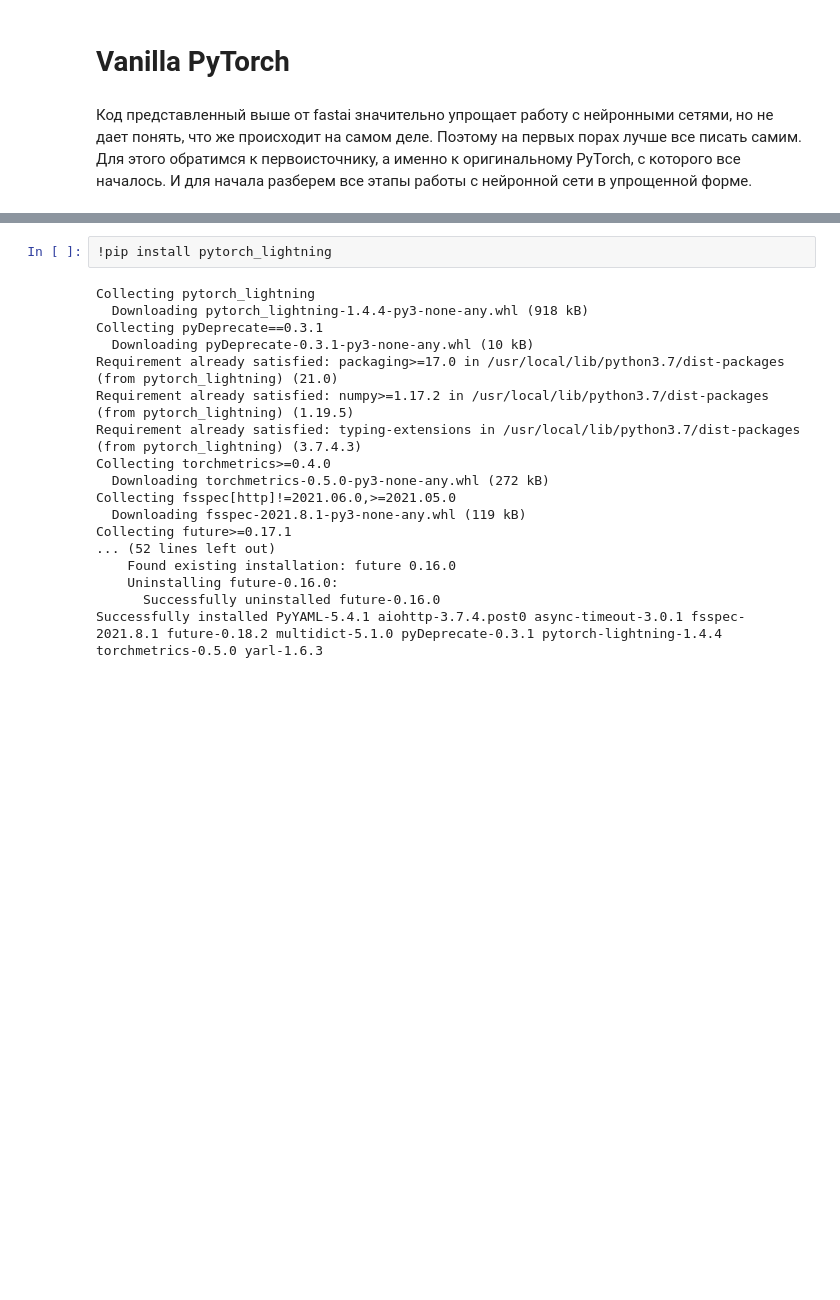
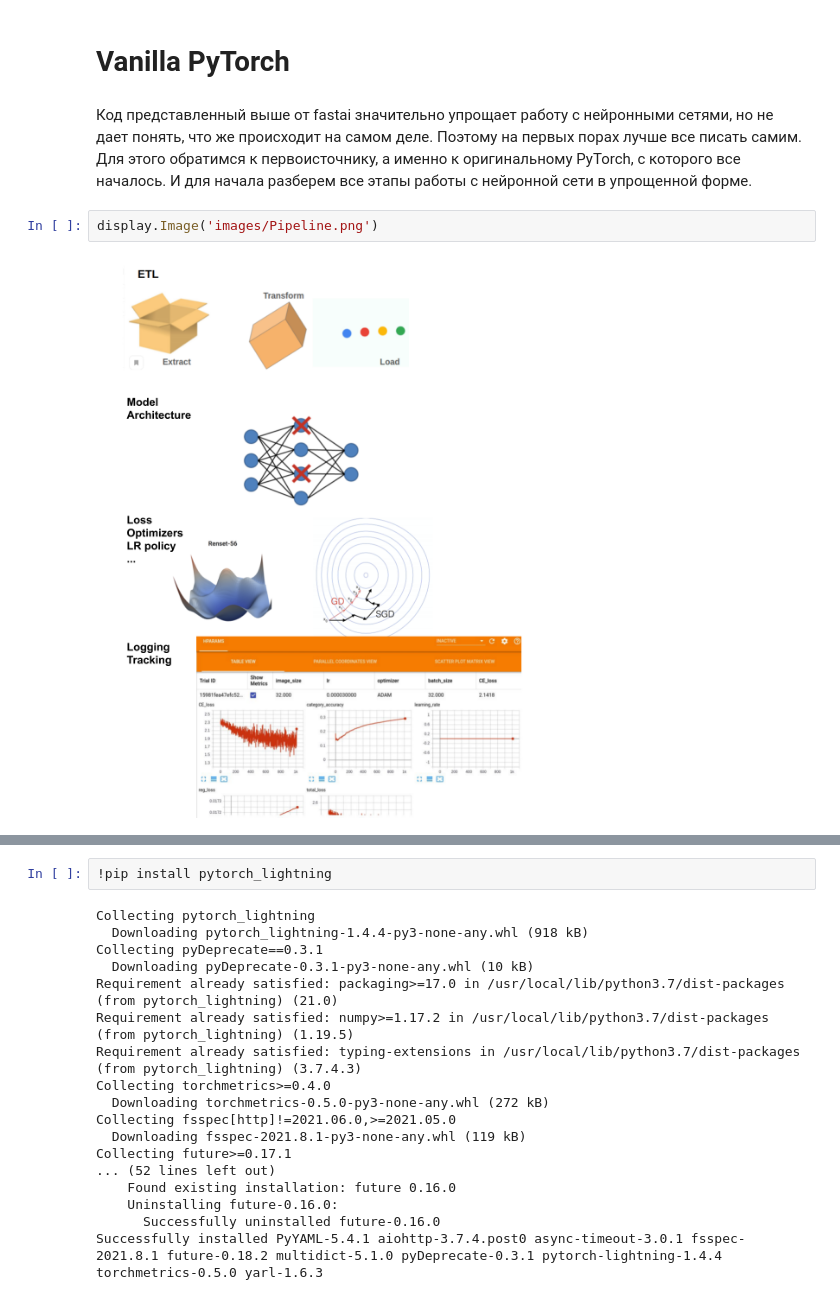
Before and after one commit to ksetdekov/HSE_DL_2021, a Jupyter notebook: 01_week/sem1_intro_classification_pytorch.ipynb, the cells around one changed output, grey strips where cells are left out. Drawn from its saved outputs; the diff is of its cells as text; blank space fills up the shorter version.

```diff
--- a/01_week/sem1_intro_classification_pytorch.ipynb
+++ b/01_week/sem1_intro_classification_pytorch.ipynb
@@ -287,6 +289,10 @@ row.show()
 # Vanilla PyTorch
 # %% [markdown]
 Код представленный выше от fastai значительно упрощает работу с нейронными сетями, но не дает понять, что же происходит на самом деле. Поэтому на первых порах лучше все писать самим. Для этого обратимся к первоисточнику, а именно к оригинальному PyTorch, с которого все началось. И для начала разберем все этапы работы с нейронной сети в упрощенной форме.
+# %%
+display.Image('images/Pipeline.png')
+# %% [output]
+[figure, added]
 # %% [markdown]
 !["Pipeline"](./images/Pipeline.png 'Pipeline')
 # %%
```
Also changed, not shown: parts of 10 cells of this notebook.
